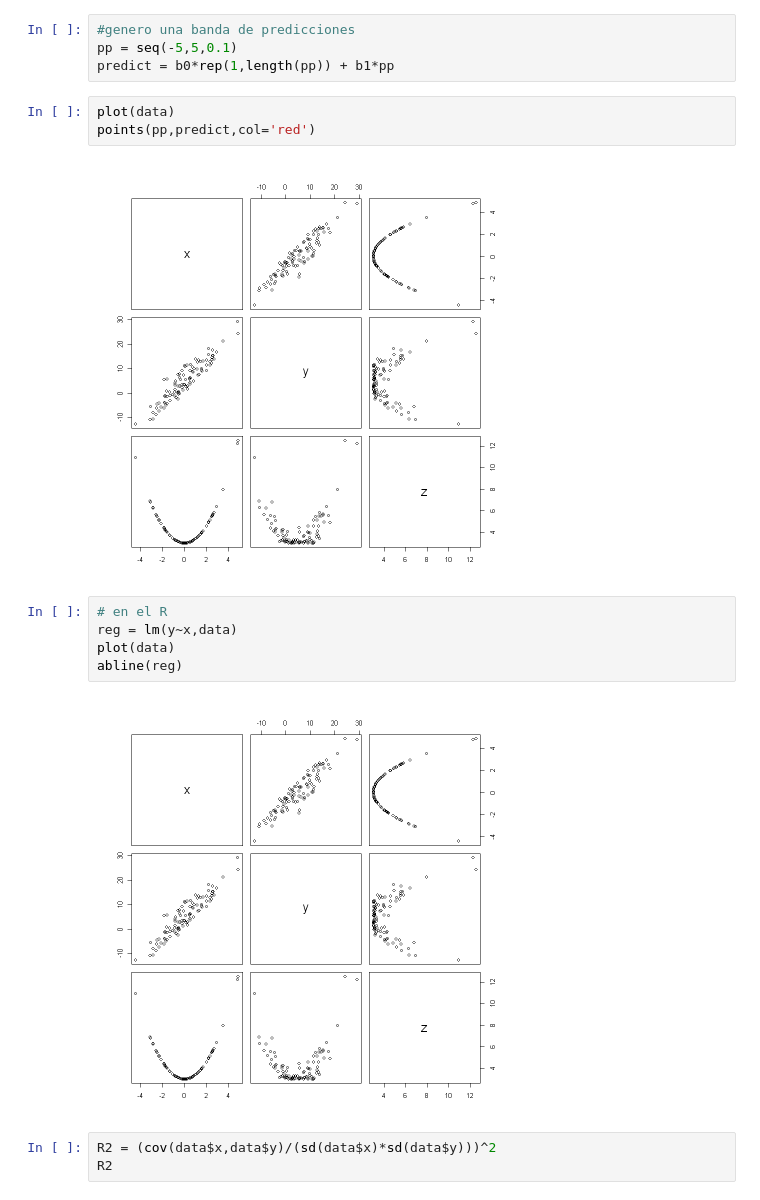
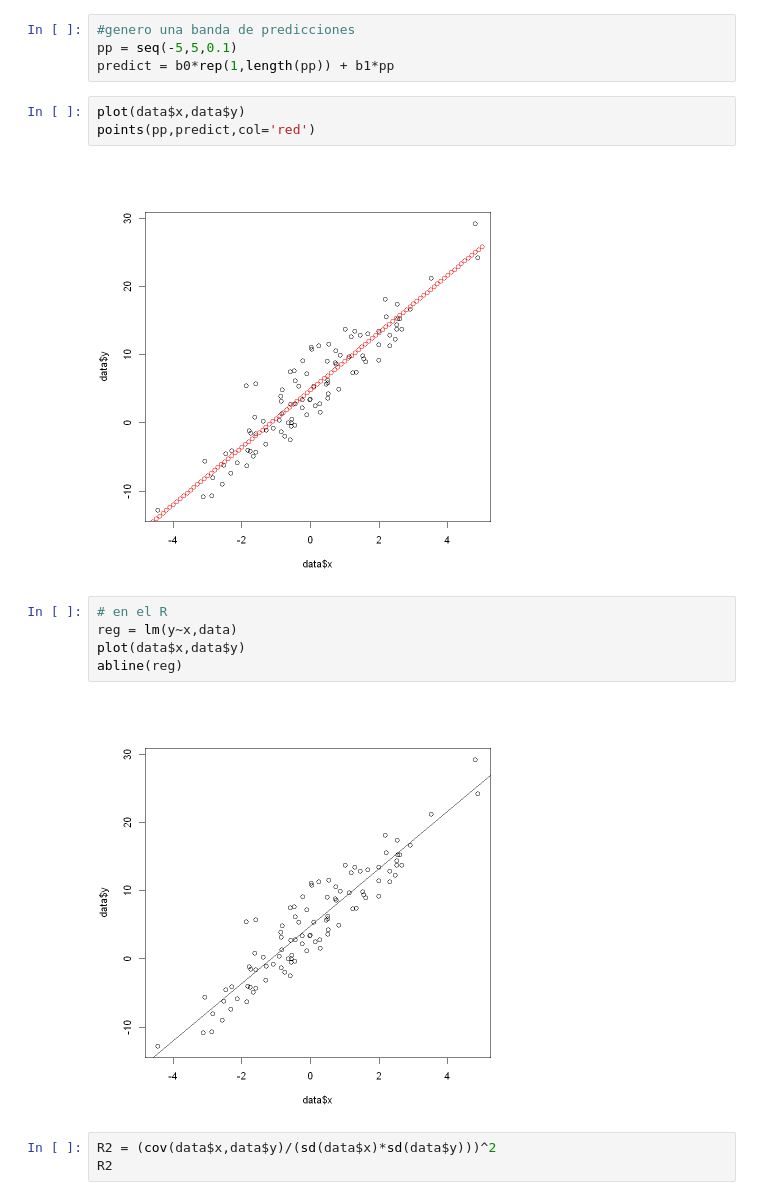
Before and after one commit to Fabimath/mat044, a Jupyter notebook: ay3/ay3.ipynb, the cells around one changed output. Drawn from its saved outputs; the diff is of its cells as text.

```diff
--- a/ay3/ay3.ipynb
+++ b/ay3/ay3.ipynb
@@ -45,17 +45,17 @@ print(b1)
 pp = seq(-5,5,0.1)
 predict = b0*rep(1,length(pp)) + b1*pp
 # %%
-plot(data)
+plot(data$x,data$y)
 points(pp,predict,col='red')
 # %% [output]
-[figure, old version]
+[figure, new version]
 # %%
 # en el R
 reg = lm(y~x,data)
-plot(data)
+plot(data$x,data$y)
 abline(reg)
 # %% [output]
-[figure, old version]
+[figure, new version]
 # %%
 R2 = (cov(data$x,data$y)/(sd(data$x)*sd(data$y)))^2
 R2
```
